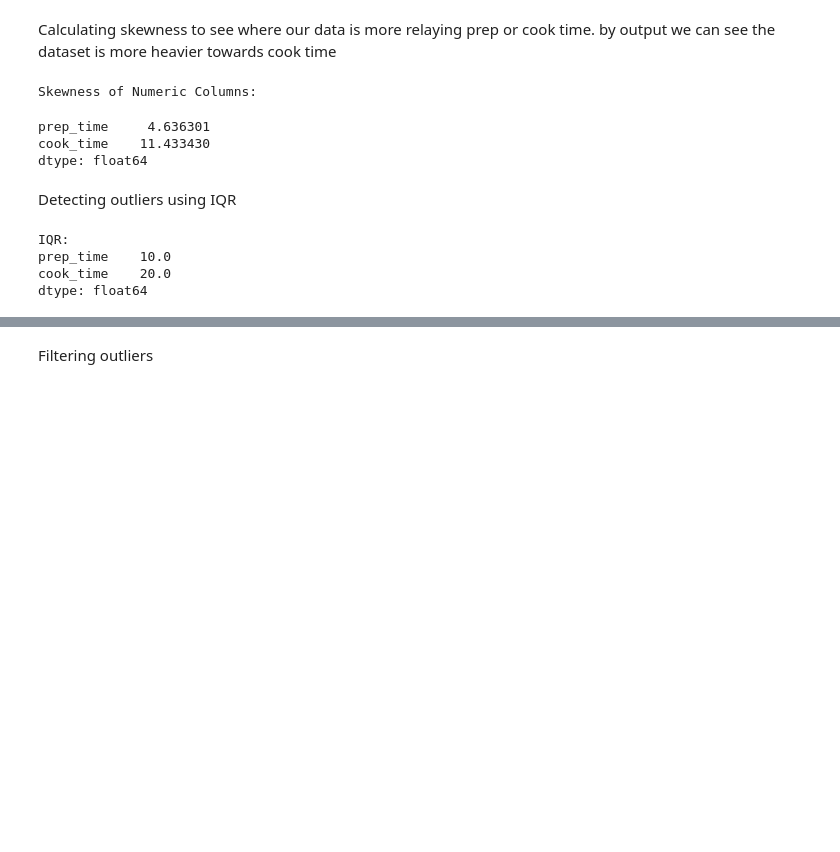
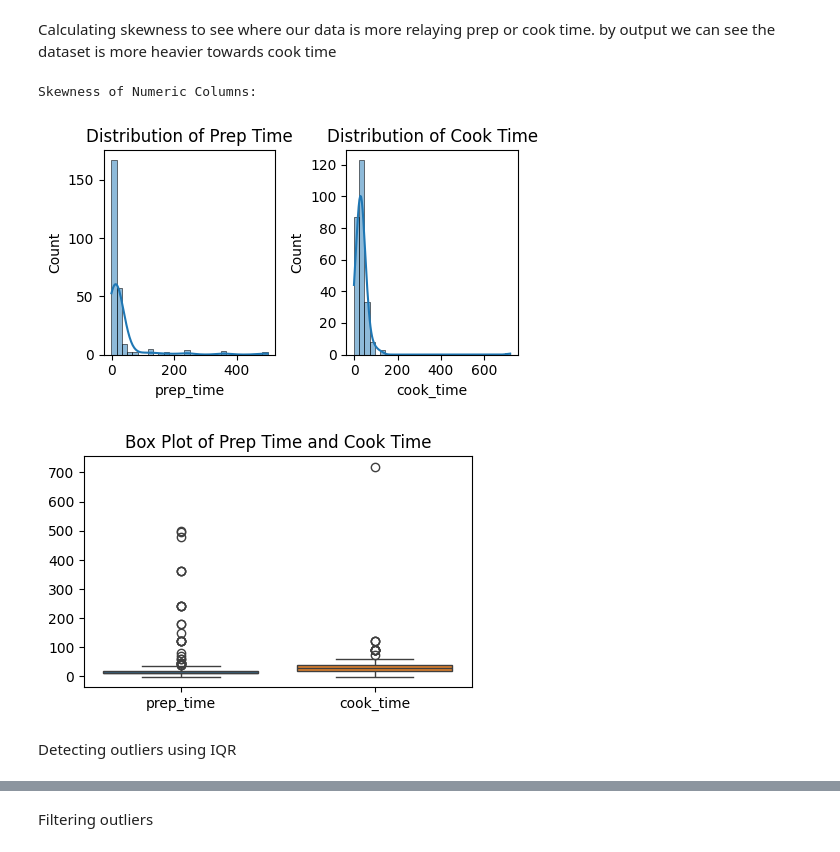
Before and after one commit to gayatrii-366/PDS, a Jupyter notebook: PDS.ipynb, the cells around one changed output, grey strips where cells are left out. Drawn from its saved outputs; the diff is of its cells as text; code cells hidden in the pictures; blank space fills up the shorter version.

```diff
--- a/PDS.ipynb
+++ b/PDS.ipynb
@@ -159,26 +153,29 @@ plt.show()
 [figure]
 # %% [markdown]
 Calculating skewness to see where our data is more relaying prep or cook time. by output we can see the dataset is more heavier towards cook time
-# %%
-# Skewness
-print("\nSkewness of Numeric Columns:")
-df[['prep_time', 'cook_time']].skew()
-# %% [output]
-Skewness of Numeric Columns:
-prep_time     4.636301
-cook_time    11.433430
-dtype: float64
+# %%
+# Skewness
+print("\nSkewness of Numeric Columns:")
+df[['prep_time', 'cook_time']].skew()
+
+fig, axes = plt.subplots(1, 2, figsize=(5, 3))
+
+sns.histplot(df['prep_time'], bins=30, kde=True, ax=axes[0])
+axes[0].set_title('Distribution of Prep Time')
+
+sns.histplot(df['cook_time'], bins=30, kde=True, ax=axes[1])
+axes[1].set_title('Distribution of Cook Time')
+
+plt.tight_layout()
+plt.show()
+
+plt.figure(figsize=(5,3))
+sns.boxplot(data=df[['prep_time', 'cook_time']])
+plt.title("Box Plot of Prep Time and Cook Time")
+plt.show()
+# %% [output]
+Skewness of Numeric Columns:
+[figure, added]
+[figure, added]
 # %% [markdown]
 Detecting outliers using IQR
-# %%
-# Outlier Detection using IQR
-Q1 = df[['prep_time', 'cook_time']].quantile(0.25)
-Q3 = df[['prep_time', 'cook_time']].quantile(0.75)
-IQR = Q3 - Q1
-print("\nIQR:")
-print(IQR)
-# %% [output]
-IQR:
-prep_time    10.0
-cook_time    20.0
-dtype: float64
```
Also changed, not shown: parts of 25 cells of this notebook.
